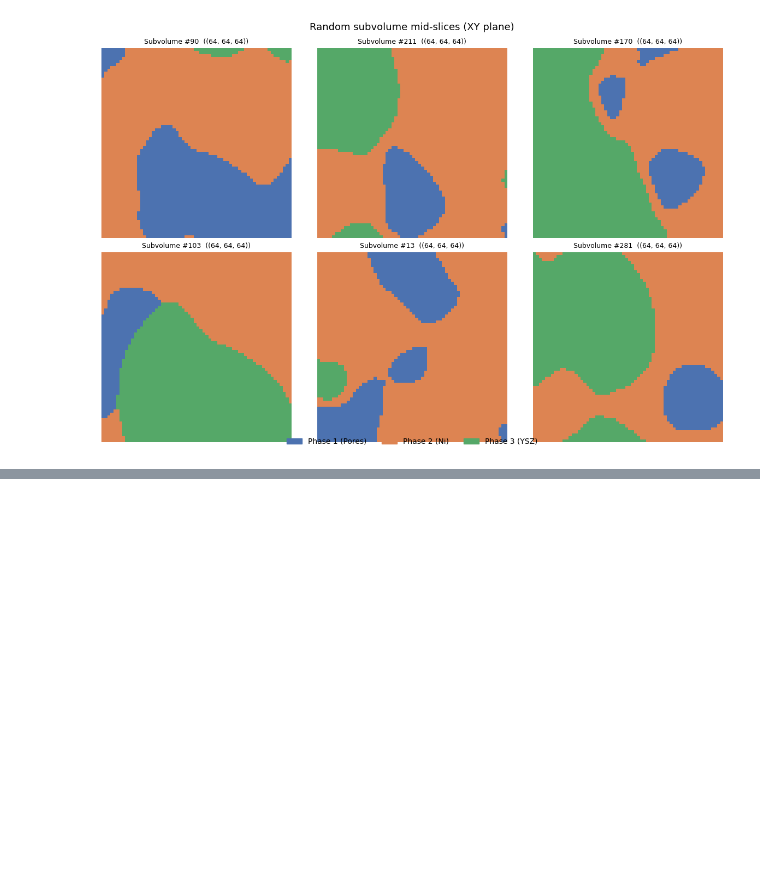
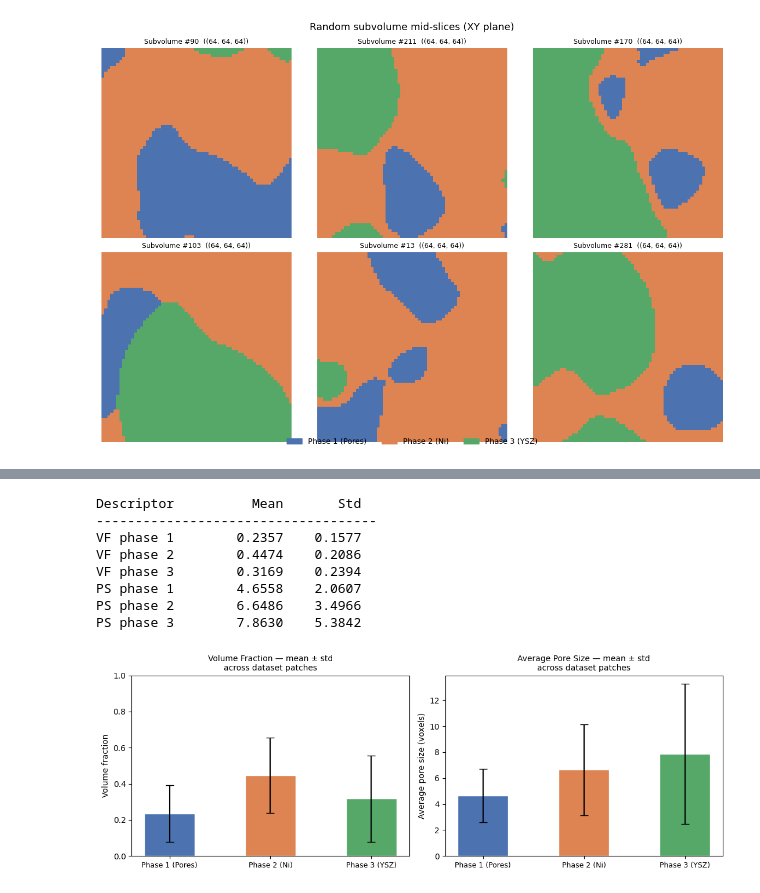
Before and after one commit to HAdi-Mohammadi1996/WGAN-SOC, a Jupyter notebook: notebooks/utils_test.ipynb, the cells around one changed output, grey strips where cells are left out. Cells and saved outputs as stored; diff of their text form; code cells hidden in the pictures; blank space fills up the shorter version.

```diff
--- a/notebooks/utils_test.ipynb
+++ b/notebooks/utils_test.ipynb
@@ -393,0 +444,46 @@ plt.show()
+# %%
+mean, std = compute_dataset_conditioning_stats(datasets, n_phases=n_phases, max_samples=200)
+
+labels_flat = (
+    [f"VF phase {i+1}" for i in range(n_phases)] +
+    [f"PS phase {i+1}" for i in range(n_phases)]
+)
+
+print(f"{'Descriptor':<14}  {'Mean':>8}  {'Std':>8}")
+print("-" * 36)
+for lbl, m, s in zip(labels_flat, mean, std):
+    print(f"{lbl:<14}  {m:8.4f}  {s:8.4f}")
+
+# Bar chart comparing mean ± std for VF and PS
+fig, (ax1, ax2) = plt.subplots(1, 2, figsize=(11, 4))
+x = np.arange(n_phases)
+width = 0.5
+colors = [PHASE_CMAP(i / 2) for i in range(n_phases)]
+
+ax1.bar(x, mean[:n_phases], width, yerr=std[:n_phases],
+        color=colors, edgecolor="white", capsize=5)
+ax1.set_xticks(x)
+ax1.set_xticklabels(PHASE_LABELS, fontsize=9)
+ax1.set_ylabel("Volume fraction")
+ax1.set_title("Volume Fraction — mean ± std\nacross dataset patches", fontsize=10)
+ax1.set_ylim(0, 1)
+
+ax2.bar(x, mean[n_phases:], width, yerr=std[n_phases:],
+        color=colors, edgecolor="white", capsize=5)
+ax2.set_xticks(x)
+ax2.set_xticklabels(PHASE_LABELS, fontsize=9)
+ax2.set_ylabel("Average pore size (voxels)")
+ax2.set_title("Average Pore Size — mean ± std\nacross dataset patches", fontsize=10)
+
+plt.tight_layout()
+plt.show()
+# %% [output]
+Descriptor          Mean       Std
+------------------------------------
+VF phase 1        0.2357    0.1577
+VF phase 2        0.4474    0.2086
+VF phase 3        0.3169    0.2394
+PS phase 1        4.6558    2.0607
+PS phase 2        6.6486    3.4966
+PS phase 3        7.8630    5.3842
+[figure, added]
```
Also changed, not shown: parts of 17 cells of this notebook.
